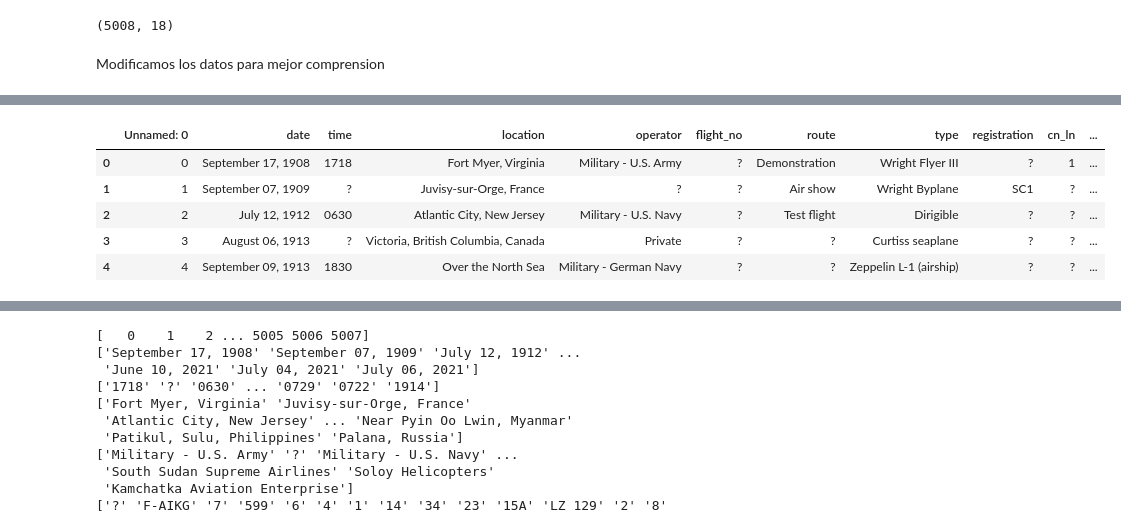
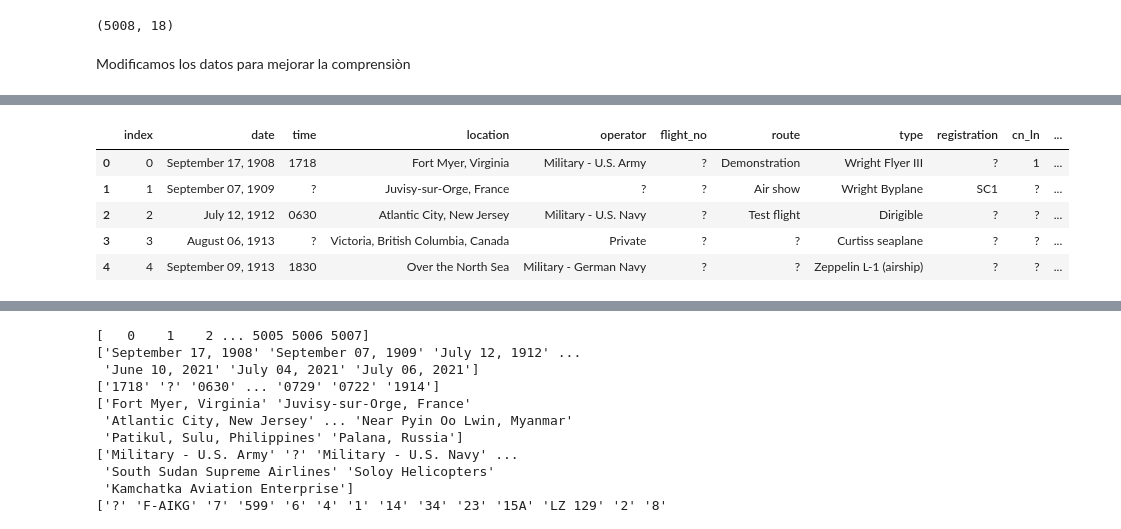
Before and after one commit to CinthiaVeronicaLopez/pi-da-full-time, a Jupyter notebook: accidentes-aereos.ipynb, the cells around one changed output, grey strips where cells are left out. Drawn from its saved outputs; the diff is of its cells as text; code cells hidden in the pictures.

```diff
--- a/accidentes-aereos.ipynb
+++ b/accidentes-aereos.ipynb
@@ -35,7 +58,7 @@ df.shape
 # %% [output]
 (5008, 18)
 # %% [markdown]
-Modificamos los datos para mejor comprension
+Modificamos los datos para mejorar la comprensiòn
 # %%
 #Se observa que las columnas tienen dos tipos de idioma, por lo cual vamos a renombrarlas
 df.head()
@@ -48,18 +71,18 @@ df.head()
 | 4 | 4 | September 09, 1913 | 1830 | Over the North Sea | Military - German Navy | ? | ? | Zeppelin L-1 (airship) | ? | ... |
 # %%
 #Renombramos las columnas a un mismo tipo de idioma
-df.rename(columns={ 'Unnamed:':'index',
+df.rename(columns={ 'Unnamed: 0':'index',
                  'fecha': 'date',
                  'HORA declarada' : 'time',
                  'Ruta':'location',
                  'OperadOR':'operator',
                  'ac_type':'type',
-                 'PASAJEROS A BORDO': 'passengers_on_board',
-                 'cantidad de fallecidos': 'number_of_deaths',
-},inplace=True)
+                 'PASAJEROS A BORDO': 'passengers_aboard',
+                 'cantidad de fallecidos': 'total_fatalities'
+}, inplace=True)
 df.head()
 # %% [output]
-|  | Unnamed: 0 | date | time | location | operator | flight_no | route | type | registration | cn_ln | ... |
+|  | index | date | time | location | operator | flight_no | route | type | registration | cn_ln | ... |
 | 0 | 0 | September 17, 1908 | 1718 | Fort Myer, Virginia | Military - U.S. Army | ? | Demonstration | Wright Flyer III | ? | 1 | ... |
 | 1 | 1 | September 07, 1909 | ? | Juvisy-sur-Orge, France | ? | ? | Air show | Wright Byplane | SC1 | ? | ... |
 | 2 | 2 | July 12, 1912 | 0630 | Atlantic City, New Jersey | Military - U.S. Navy | ? | Test flight | Dirigible | ? | ? | ... |
```
Also changed, not shown: parts of 36 cells of this notebook, 4 other files.
